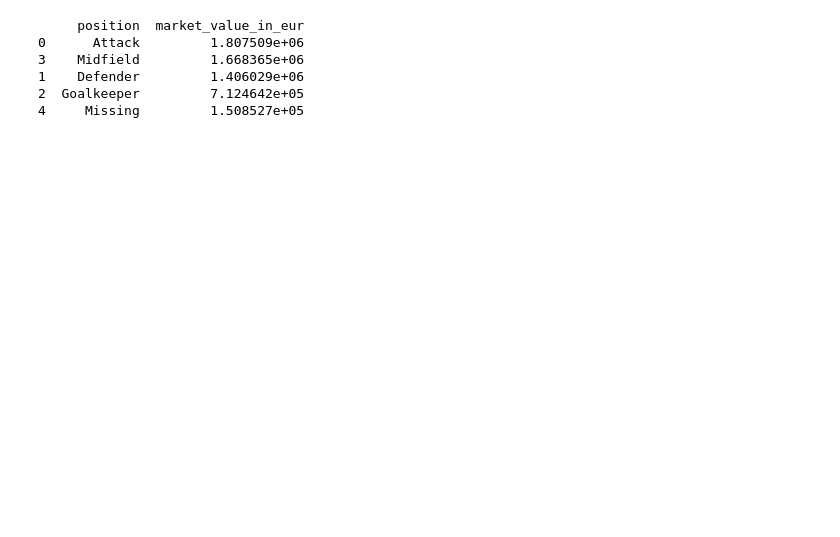
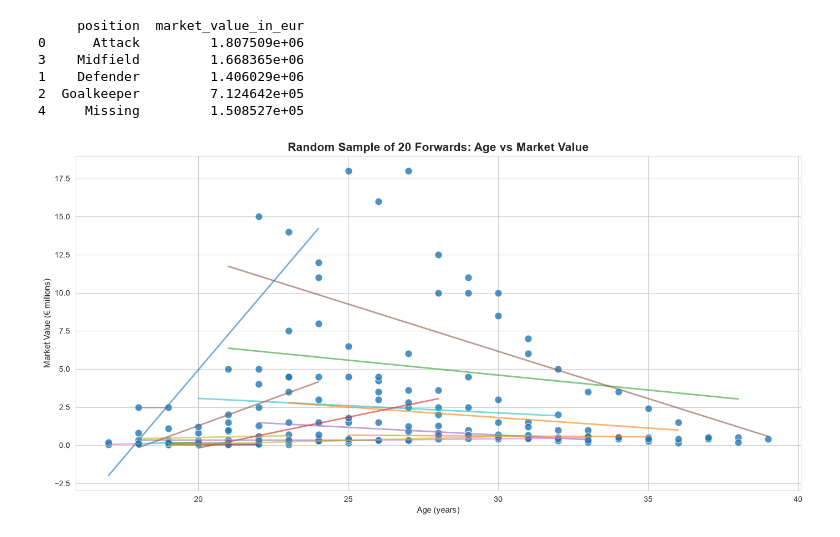
Before and after one commit to koenamk/football_data_visualization, a Jupyter notebook: analysis.ipynb, the cells around one changed output. Drawn from its saved outputs; the diff is of its cells as text; code cells hidden in the pictures; blank space fills up the shorter version.

Commit message:
forwards analysis

```diff
--- a/analysis.ipynb
+++ b/analysis.ipynb
@@ -223,3 +411,96 @@ print(position_value.sort_values(by='market_value_in_eur', ascending=False))
 1    Defender         1.406029e+06
 2  Goalkeeper         7.124642e+05
 4     Missing         1.508527e+05
+# %%
+## RANDOM SAMPLE OF 20 FORWARDS
+# Build a general market-value-by-age sample limited to forwards only
+position_series = df_players['position'].fillna('').astype(str).str.lower()
+forward_mask = position_series.str.contains(r'forward|fw|striker|centre-forward|center-forward|cf|st', regex=True)
+forward_players = df_players.loc[forward_mask].copy()
+forward_players = forward_players.dropna(subset=['date_of_birth']).copy()
+
+if forward_players.empty:
+    # The dataset labels attacking players as "Attack" / "Winger" rather than "Forward",
+    # so broaden the filter to include the actual values used in this dataset.
+    fallback_mask = (
+        df_players['position']
+        .fillna('')
+        .astype(str)
+        .str.lower()
+        .str.contains(
+            r'attack|forward|fw|striker|centre-forward|center-forward|cf|st|winger|second striker',
+            regex=True
+        )
+    )
+    forward_players = df_players.loc[fallback_mask].copy()
+    forward_players = forward_players.dropna(subset=['date_of_birth']).copy()
+
+    if forward_players.empty:
+        raise ValueError('No forward players were found in the dataset.')
+
+# Only include players with valuation history, otherwise the plot will be empty
+forward_players = forward_players[forward_players['player_id'].isin(df_valuations['player_id'])].copy()
+if forward_players.empty:
+    raise ValueError('No forwards have valuation history in the dataset.')
+
+sample_n = min(20, len(forward_players))
+forward_players = forward_players.sample(n=sample_n, random_state=42).copy()
+forward_players['date_of_birth'] = pd.to_datetime(forward_players['date_of_birth'])
+
+sample_ids = forward_players['player_id'].tolist()
+random_history = df_valuations[df_valuations['player_id'].isin(sample_ids)].copy()
+
+if random_history.empty:
+    raise ValueError('No historical valuations found for the sampled forwards.')
+
+random_history['date'] = pd.to_datetime(random_history['date'])
+random_history = random_history.sort_values(['player_id', 'date']).reset_index(drop=True)
+
+random_history = random_history.merge(
+    forward_players[['player_id', 'name', 'date_of_birth']],
+    on='player_id',
+    how='left'
+)
+
+random_history['historical_age'] = (random_history['date'].dt.year - random_history['date_of_birth'].dt.year).astype(int)
+random_history['market_value_m'] = random_history['market_value_in_eur'] / 1_000_000
+
+# Keep one valuation per age per player for a cleaner overview
+random_progression = random_history.drop_duplicates(subset=['player_id', 'historical_age'], keep='last').copy()
+
+# Plot a random sample of forwards with trend lines
+import matplotlib.pyplot as plt
+import seaborn as sns
+
+sns.set_style('whitegrid')
+plt.figure(figsize=(14, 7))
+
+for player_name, group in random_progression.groupby('name'):
+    group = group.sort_values('historical_age')
+    if len(group) >= 2:
+        sns.regplot(
+            data=group,
+            x='historical_age',
+            y='market_value_m',
+            scatter=False,
+            line_kws={'linewidth': 2, 'alpha': 0.6},
+            ci=None
+        )
+
+sns.scatterplot(
+    data=random_progression,
+    x='historical_age',
+    y='market_value_m',
+    s=90,
+    alpha=0.8,
+    color='#1f77b4'
+)
+
+plt.title('Random Sample of 20 Forwards: Age vs Market Value', fontsize=15, weight='bold')
+plt.xlabel('Age (years)', fontsize=11)
+plt.ylabel('Market Value (€ millions)', fontsize=11)
+plt.legend([], [], frameon=False)
+plt.tight_layout()
+plt.show()
+# %% [output]
+[figure, added]
```
Also changed, not shown: parts of 4 cells of this notebook.
